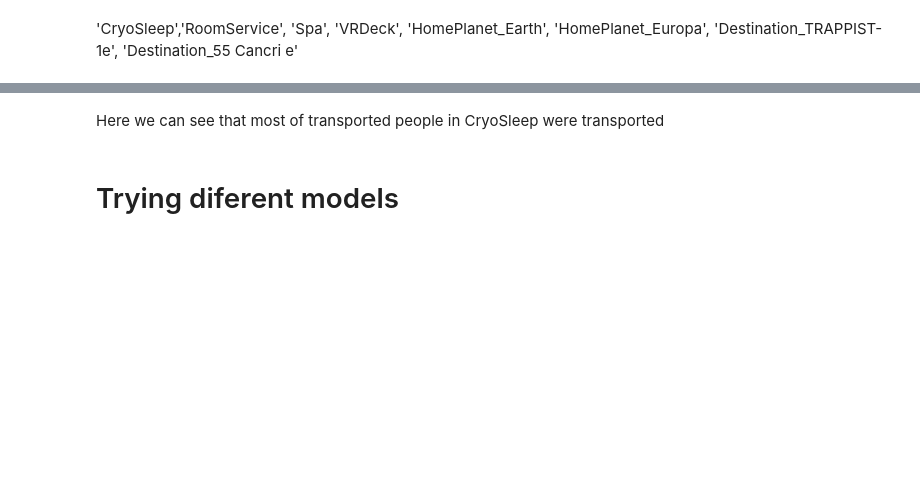
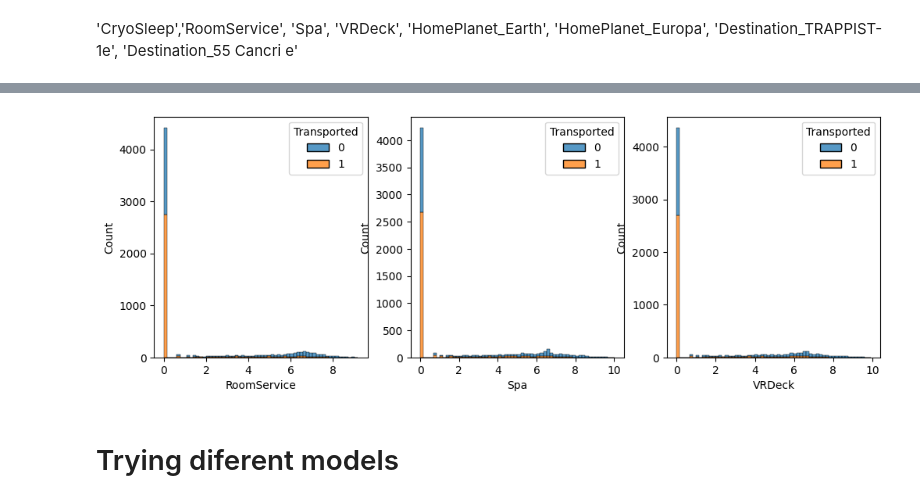
Before and after one commit to Alejolamilla/Spaceship-Titanic, a Jupyter notebook: spaceship_titanic.ipynb, the cells around one changed output, grey strips where cells are left out. Drawn from its saved outputs; the diff is of its cells as text; code cells hidden in the pictures; blank space fills up the shorter version.

```diff
--- a/spaceship_titanic.ipynb
+++ b/spaceship_titanic.ipynb
@@ -198,5 +199,15 @@ plt.show()
-# %% [markdown]
-Here we can see that most of transported people in CryoSleep were transported
+# %%
+df_encoded[["RoomService","Spa","VRDeck"]] = np.log(df_encoded[["RoomService","Spa","VRDeck"]]).replace(-np.inf, 0)
+
+fig, axs = plt.subplots(1, 3, figsize=(12, 4))
+
+sns.histplot(data = df_encoded, x="RoomService", ax=axs[0], bins= 60, hue="Transported", multiple= "stack")
+sns.histplot(data=df_encoded, x='Spa', ax=axs[1], bins= 60,  hue="Transported", multiple= "stack")
+sns.histplot(data=df_encoded, x='VRDeck', ax=axs[2], bins= 60,  hue="Transported", multiple= "stack")
+
+plt.show()
+# %% [output]
+[figure, added]
 # %% [markdown]
 # Trying diferent models
 # %% [markdown]
```
Also changed, not shown: parts of 16 cells of this notebook.
